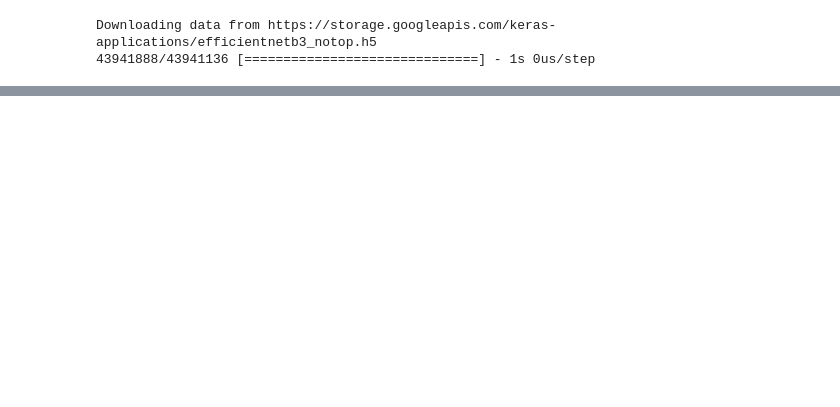
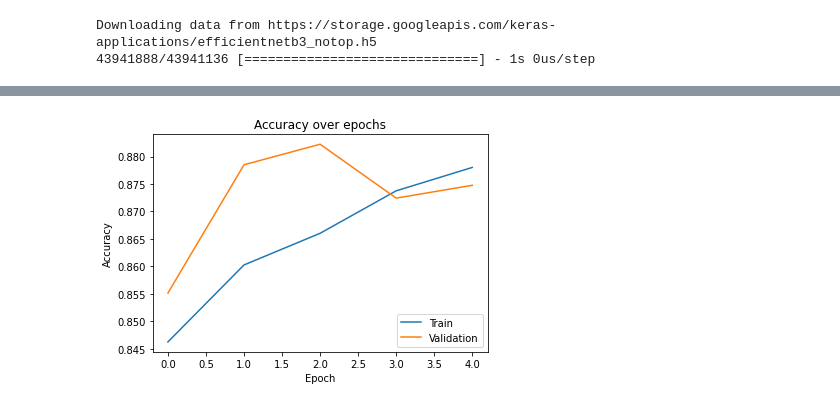
Before and after one commit to fudw/cassava-diseases-classification, a Jupyter notebook: cassava-diseases-classification-tf.ipynb, the cells around one changed output, grey strips where cells are left out. Saved outputs shown, nothing was run; the diff lists cells and outputs as text; code cells hidden in the pictures; blank space fills up the shorter version.

```diff
--- a/cassava-diseases-classification-tf.ipynb
+++ b/cassava-diseases-classification-tf.ipynb
@@ -286,0 +304,10 @@ FileLink('Checkpoint_val_loss_0p51.h5')
+# %%
+plt.plot(hist.history['acc'])
+plt.plot(hist.history['val_acc'])
+plt.title('Accuracy over epochs')
+plt.ylabel('Accuracy')
+plt.xlabel('Epoch')
+plt.legend(['Train', 'Validation'], loc='best')
+plt.show()
+# %% [output]
+[figure, added]
```
Also changed, not shown: parts of 22 cells of this notebook.
